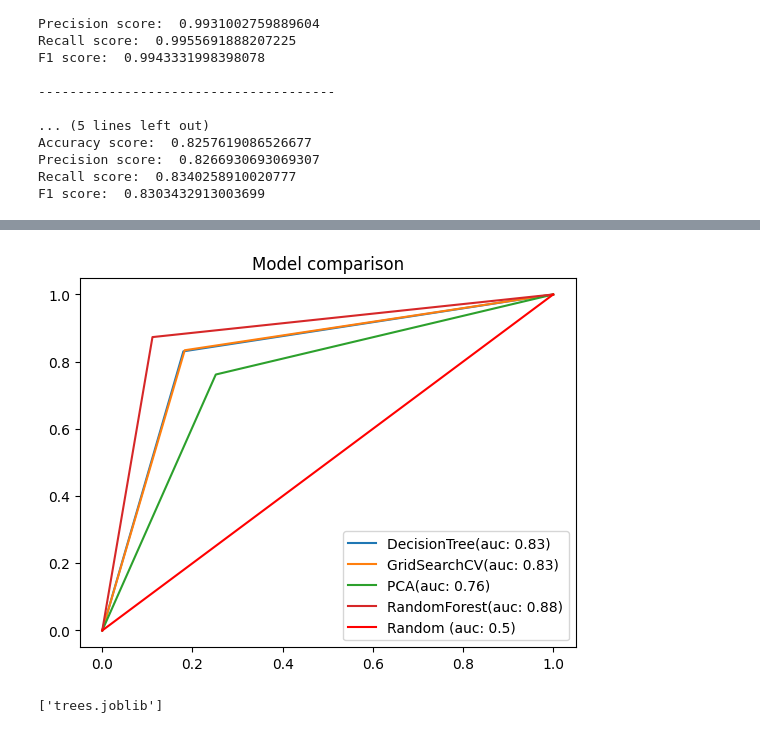
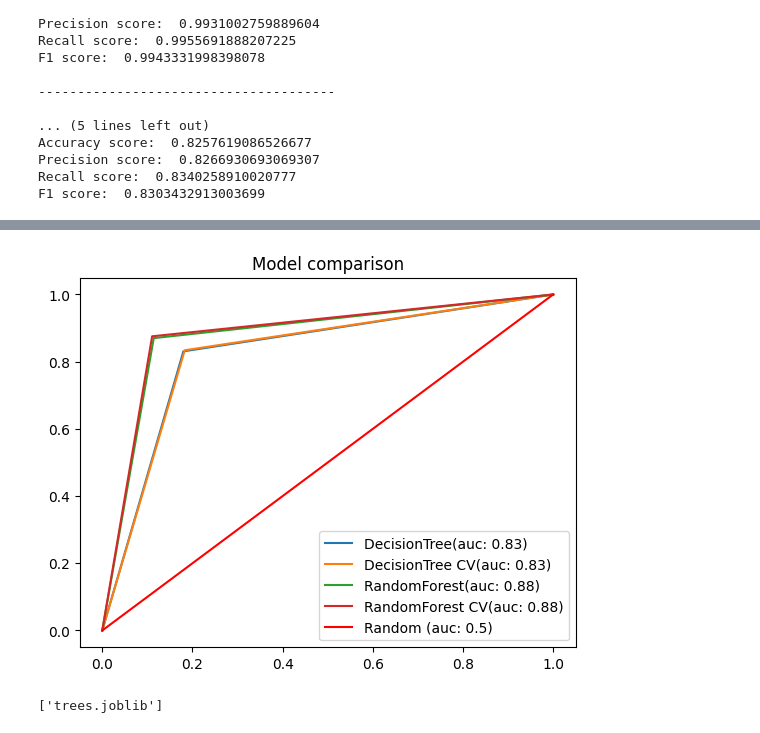
Before and after one commit to MATF-istrazivanje-podataka-1/2023_Data_Mining_Go_winner_Dataset, a Jupyter notebook: models/classification/decision_tree.ipynb, the cells around one changed output, grey strips where cells are left out. Cells and saved outputs as stored; diff of their text form; code cells hidden in the pictures.

```diff
--- a/models/classification/decision_tree.ipynb
+++ b/models/classification/decision_tree.ipynb
@@ -156,7 +117,7 @@ F1 score:  0.7608444071990103
 # %%
 from sklearn.ensemble import RandomForestClassifier
 # %%
-random_forest = RandomForestClassifier(n_estimators=200, random_state=55)
+random_forest = RandomForestClassifier(random_state=55)
 # %%
 random_forest = build_model(random_forest, X_train, X_test, y_train, y_test)
 # %% [output]
@@ -179,0 +141,9 @@ F1 score:  0.8821701045493078
+# %%
+params = {
+    'criterion': ['gini', 'entropy', 'log_loss'],
+    'n_estimators': [50, 100, 200, 300]
+}
+
+estimator_rf = GridSearchCV(RandomForestClassifier(random_state=55), param_grid=params, cv=3)
+# %%
+estimator_rf.fit(X_train, y_train)
@@ -179,0 +162,2 @@ F1 score:  0.8821701045493078
+# %%
+estimator_rf = build_model(estimator_rf, X_train, X_test, y_train, y_test)
@@ -180,21 +182,17 @@ F1 score:  0.8821701045493078
 # %%
 from sklearn.metrics import roc_curve, roc_auc_score
-models = [dtc, estimator.best_estimator_, dtc_pca, random_forest]
-model_names = ['DecisionTree', 'GridSearchCV', 'PCA', 'RandomForest']
+models = [dtc, estimator.best_estimator_, random_forest, estimator_rf.best_estimator_]
+model_names = ['DecisionTree', 'DecisionTree CV',  'RandomForest', 'RandomForest CV']
 for model, model_name in zip(models, model_names):
-    if model_name == 'PCA':
-        y_pred = model.predict(X_test_pca)
-    else:
-        y_pred = model.predict(X_test)
-
+    y_pred = model.predict(X_test)
     fpr,tpr, _ = roc_curve(y_test, y_pred)
     auc = roc_auc_score(y_test, y_pred)
     lab = model_name + "(auc: " + str(round(auc, 2)) + ")"
     plt.plot(fpr, tpr, label=lab)
 
 plt.plot([0, 1], [0, 1], label='Random (auc: 0.5)', color='red')
 plt.title("Model comparison")
 plt.legend()
 plt.show()
 # %% [output]
-[figure, old version]
+[figure, new version]
```
Also changed, not shown: parts of 11 cells of this notebook, 1 other file.
